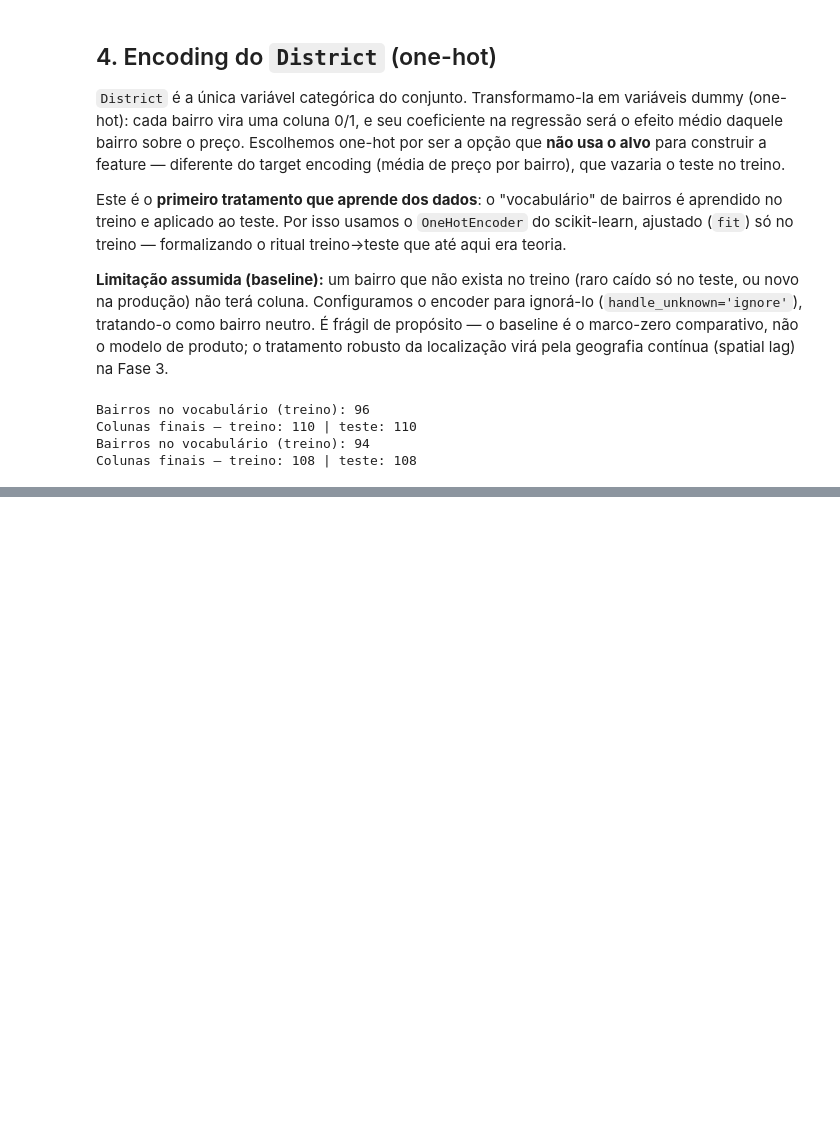
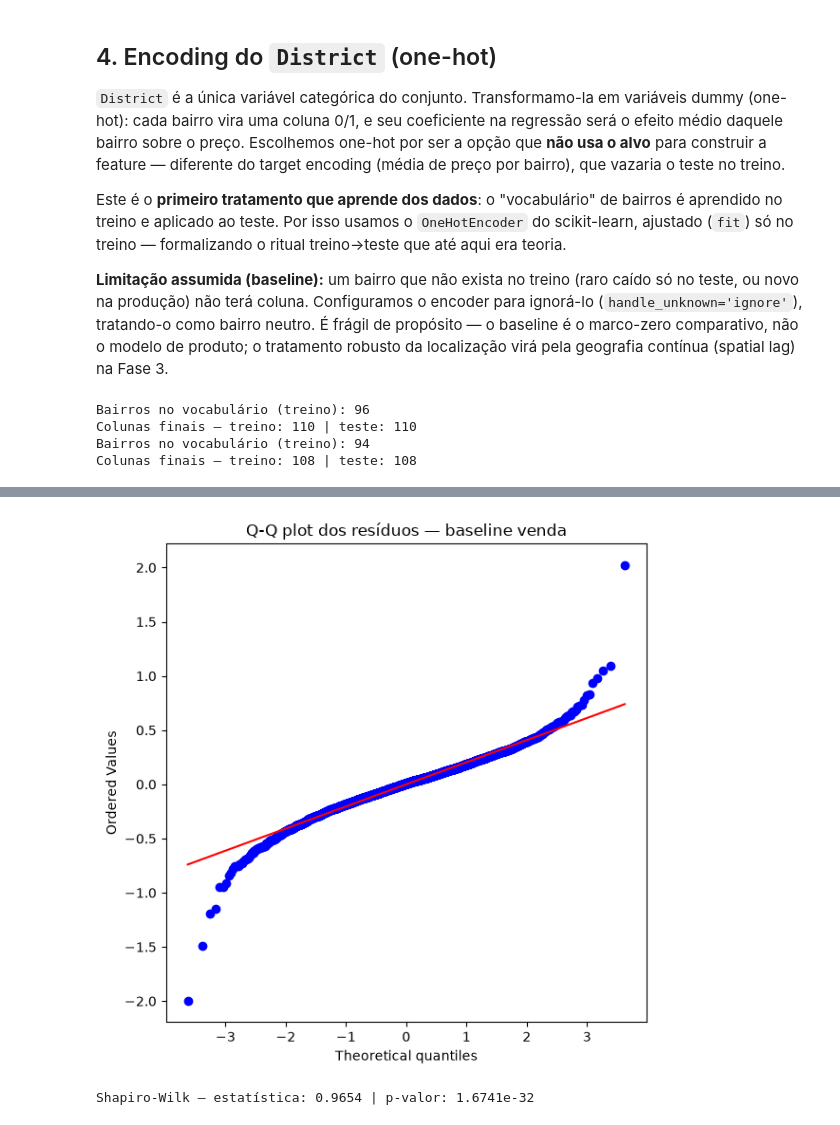
Before and after one commit to lDelmondes/avm-sao-paulo, a Jupyter notebook: 02_preparacao.ipynb, the cells around one changed output, grey strips where cells are left out. Drawn from its saved outputs; the diff is of its cells as text; code cells hidden in the pictures; blank space fills up the shorter version.

Commit message:
Conclui estimação e realiza testes estatisticos das regressões baseline

```diff
--- a/02_preparacao.ipynb
+++ b/02_preparacao.ipynb
@@ -265,0 +472,26 @@ Alguma coluna de texto? False
+# %%
+import statsmodels.api as sm
+import scipy.stats as stats
+import matplotlib.pyplot as plt
+
+# Reajusta o baseline de venda via statsmodels (precisa do intercepto explícito)
+X_train_sm = sm.add_constant(X_train_venda)
+modelo_sm = sm.OLS(y_train_venda_log, X_train_sm).fit()
+
+# Os resíduos: diferença entre o log(preço) real e o previsto, no treino
+residuos = modelo_sm.resid
+
+# --- Q-Q plot: compara a distribuição dos resíduos com a normal teórica ---
+fig, ax = plt.subplots(figsize=(6, 6))
+stats.probplot(residuos, dist="norm", plot=ax)
+ax.set_title("Q-Q plot dos resíduos — baseline venda")
+plt.tight_layout()
+plt.show()
+
+# --- Teste formal de normalidade ---
+# Shapiro-Wilk
+shapiro_stat, shapiro_p = stats.shapiro(residuos)
+print(f"Shapiro-Wilk — estatística: {shapiro_stat:.4f} | p-valor: {shapiro_p:.4e}")
+# %% [output]
+[figure, added]
+Shapiro-Wilk — estatística: 0.9654 | p-valor: 1.6741e-32
```
Also changed, not shown: parts of 17 cells of this notebook, 1 other file.
